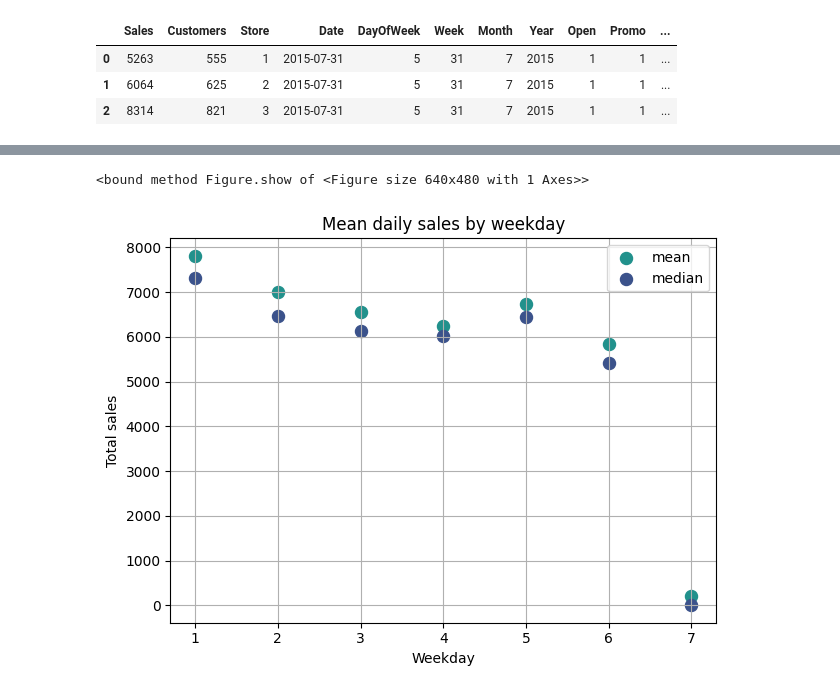
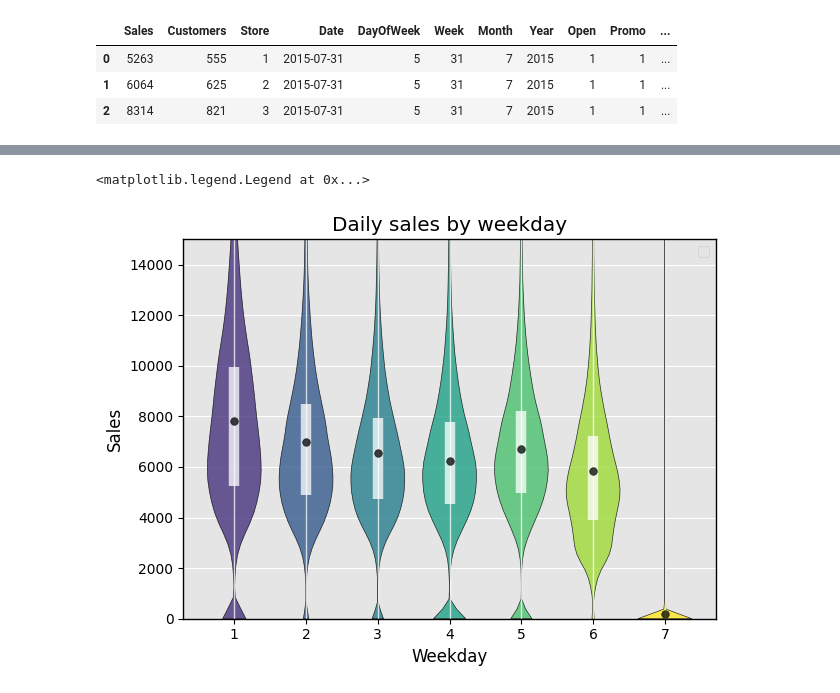
Before and after one commit to filipsajtlava/M9DM2-project, a Jupyter notebook: data_visualization.ipynb, the cells around one changed output, grey strips where cells are left out. Cells and saved outputs as stored; diff of their text form; code cells hidden in the pictures.

```diff
--- a/data_visualization.ipynb
+++ b/data_visualization.ipynb
@@ -8,5 +10,11 @@ import matplotlib.pyplot as plt
 # %%
 vir_col = plt.get_cmap("viridis")
+plt.style.use("ggplot")
+plt.rcParams['text.color'] = 'black'
+plt.rcParams['axes.labelcolor'] = 'black'
+plt.rcParams['xtick.color'] = 'black'
+plt.rcParams['ytick.color'] = 'black'
+plt.rcParams['axes.edgecolor'] = 'black'
 # %%
 train_data = pd.read_pickle("clean_data/train_clean.pkl")
 test_data = pd.read_pickle("clean_data/test_clean.pkl")
@@ -35,18 +56,27 @@ fig.show
 # %%
-mean_daily_sales = train_data.groupby("DayOfWeek").Sales.mean()
-median_daily_sales = train_data.groupby("DayOfWeek").Sales.median()
-fig, ax = plt.subplots()
+data_by_weekday = train_data.groupby("DayOfWeek")["Sales"].agg(list)
 
-ax.scatter(mean_daily_sales.index, mean_daily_sales.values, color=vir_col(0.5), label="mean", s=75)
-ax.scatter(median_daily_sales.index, median_daily_sales.values, color=vir_col(0.25), label="median", s=75)
-ax.set_title("Mean daily sales by weekday")
+fig, ax = plt.subplots(layout="tight")
+
+parts = ax.violinplot(data_by_weekday.tolist(), positions=range(1, len(data_by_weekday)+1), showextrema=False, widths=0.75)
+for i, pc in enumerate(parts["bodies"]):
+    pc.set_facecolor(vir_col((1 + i)* 1 / len(parts["bodies"])))
+    pc.set_edgecolor("black")
+    pc.set_alpha(0.8)
+
+mean_values = train_data.groupby("DayOfWeek")["Sales"].mean()
+quartile_1 = train_data.groupby("DayOfWeek")["Sales"].quantile(0.75)
+quartile_3 = train_data.groupby("DayOfWeek")["Sales"].quantile(0.25)
+ax.scatter(mean_values.index, mean_values, c="black", s=30, edgecolors="black", zorder=5, alpha=0.75)
+ax.vlines(quartile_1.index, quartile_1, quartile_3, color="white", linewidth=7.5, alpha=0.75)
+ax.vlines(quartile_1.index, 0, 15000, color="white", linewidth=1, alpha=0.75)
+
+ax.set_title("Daily sales by weekday")
 ax.set_xlabel("Weekday")
-ax.set_ylabel("Total sales")
+ax.set_ylabel("Sales")
+ax.set_ylim(0, 15000)
 ax.grid(True)
 ax.legend()
-
-fig.tight_layout()
-fig.show
 # %% [output]
-<bound method Figure.show of <Figure size 640x480 with 1 Axes>>
+<matplotlib.legend.Legend at 0x...>
-[figure, old version]
+[figure, new version]
```
Also changed, not shown: parts of 6 cells of this notebook, 2 other files.
